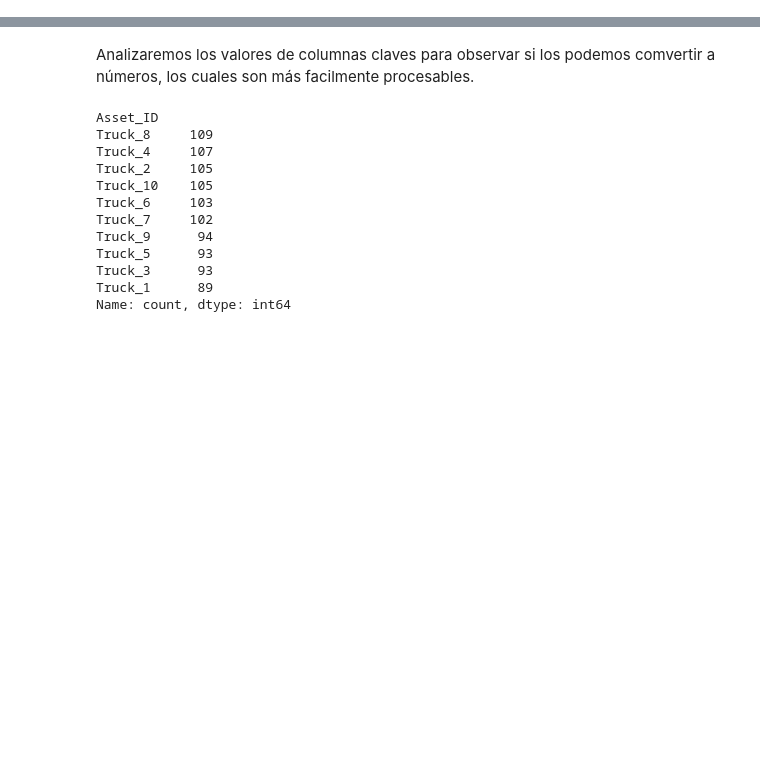
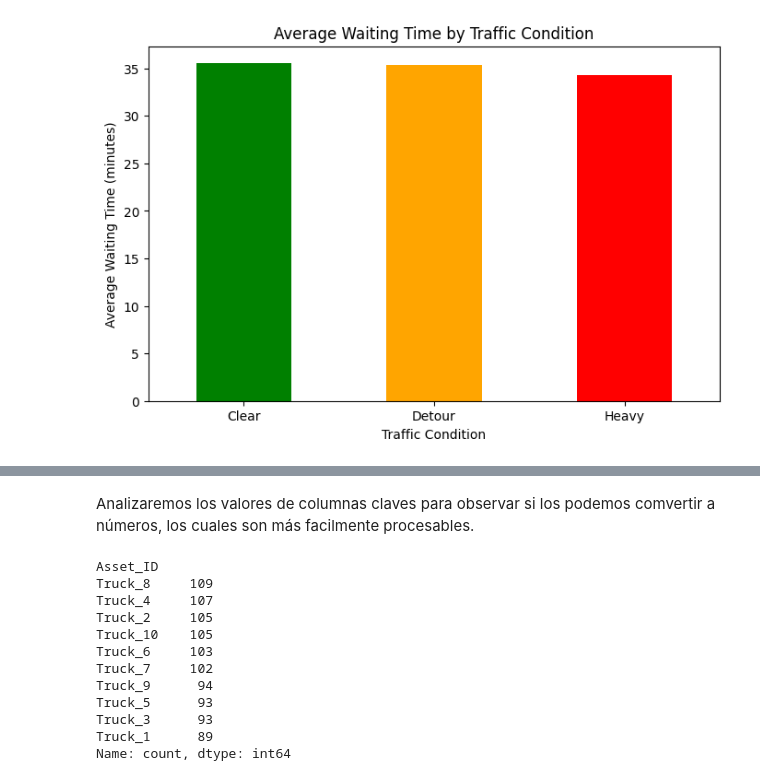
Before and after one commit to Vasco2510/CA2_PriceCalculator, a Jupyter notebook: abel_exploration.ipynb, the cells around one changed output, grey strips where cells are left out. Cells and saved outputs as stored; diff of their text form; code cells hidden in the pictures; blank space fills up the shorter version.

```diff
--- a/abel_exploration.ipynb
+++ b/abel_exploration.ipynb
@@ -55,0 +155,14 @@ memory usage: 125.1+ KB
+# %%
+# Analyze the average waiting time in different traffic conditions
+traffic_waiting_time = df.groupby("Traffic_Status")["Waiting_Time"].mean()
+
+# Visualize waiting time in different traffic conditions
+plt.figure(figsize=(8, 5))
+traffic_waiting_time.plot(kind="bar", color=["green", "orange", "red"])
+plt.xlabel("Traffic Condition")
+plt.ylabel("Average Waiting Time (minutes)")
+plt.title("Average Waiting Time by Traffic Condition")
+plt.xticks(rotation=0)
+plt.show()
+# %% [output]
+[figure, added]
```
Also changed, not shown: parts of 22 cells of this notebook.
